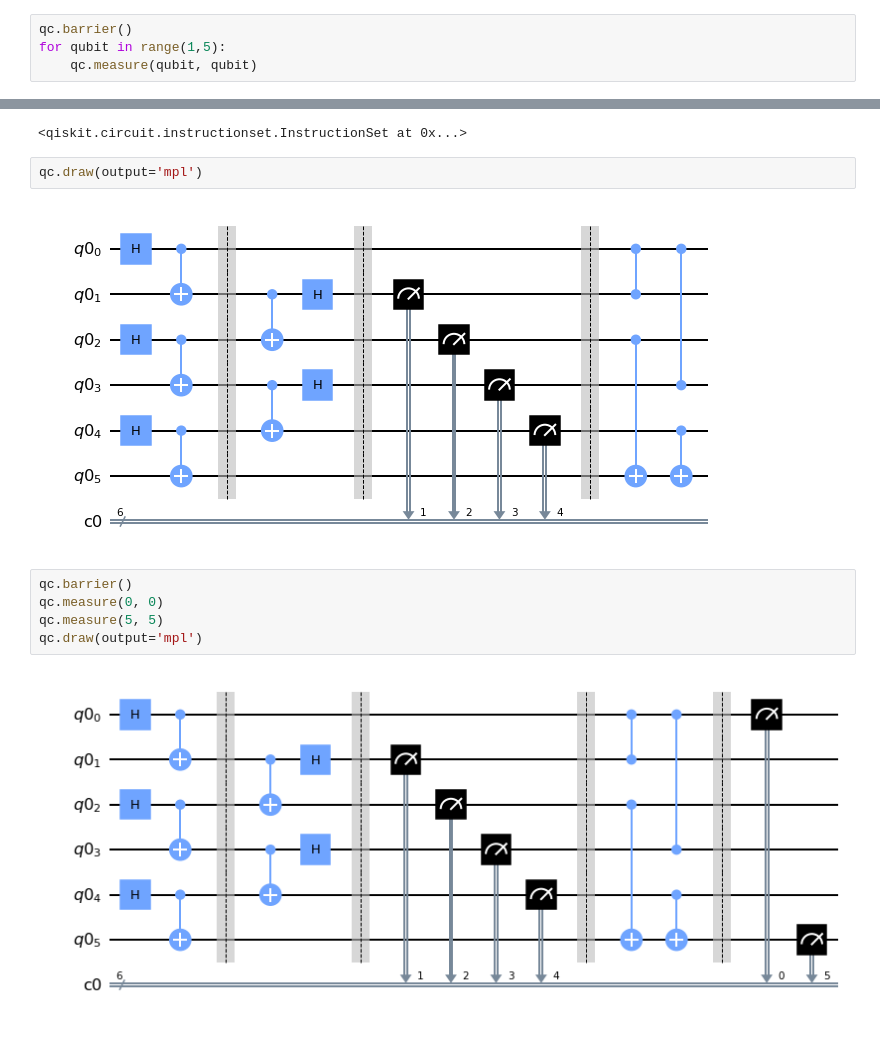
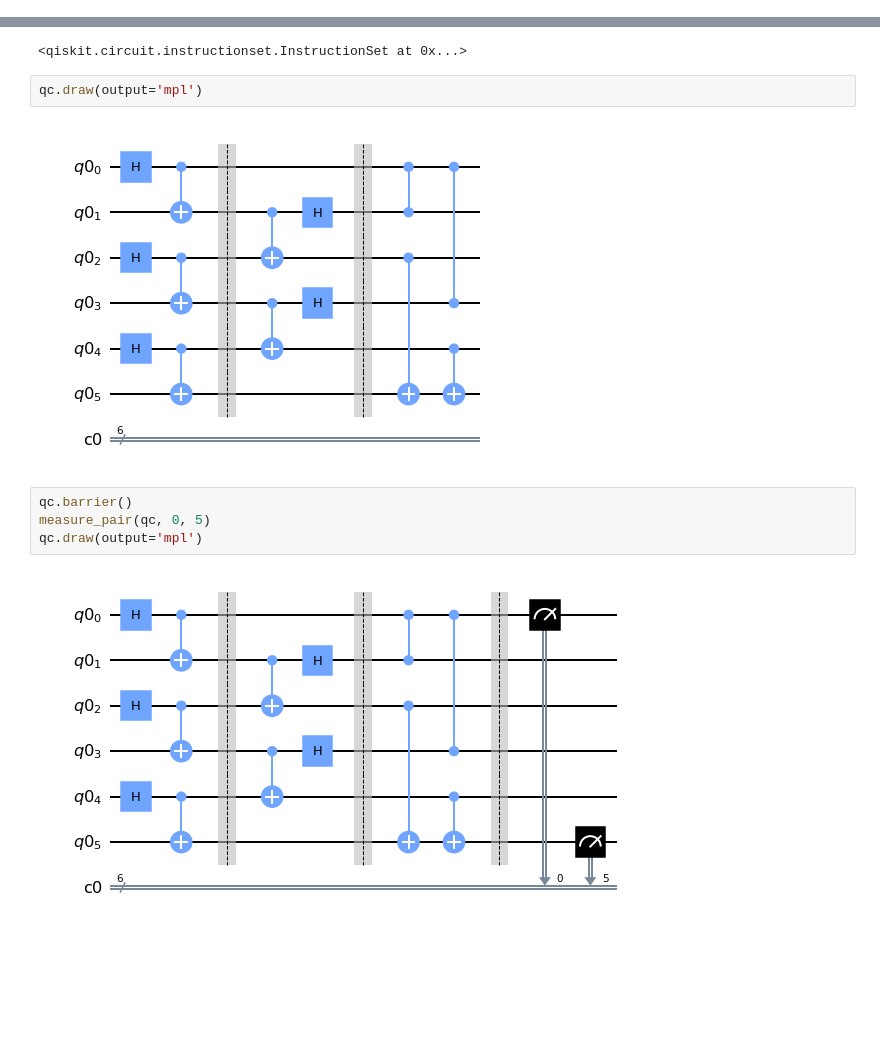
Before and after one commit to anuiRin/2021_Quantum_Hackathon, a Jupyter notebook: Entanglement_Swapping_Protocol_6Qubit.ipynb, the cells around one changed output, grey strips where cells are left out. Cells and saved outputs as stored; diff of their text form; blank space fills up the shorter version.

```diff
--- a/Entanglement_Swapping_Protocol_6Qubit.ipynb
+++ b/Entanglement_Swapping_Protocol_6Qubit.ipynb
@@ -42,7 +39,3 @@ for qubit in range(1,4,2):
 qc.draw(output='mpl')
 # %% [output]
 [figure]
-# %%
-qc.barrier()
-for qubit in range(1,5):
-    qc.measure(qubit, qubit)
@@ -61,14 +50,13 @@ qc.cz(3, 0)
 # %%
 qc.draw(output='mpl')
 # %% [output]
-[figure, old version]
+[figure, new version]
 # %%
 qc.barrier()
-qc.measure(0, 0)
-qc.measure(5, 5)
+measure_pair(qc, 0, 5)
 qc.draw(output='mpl')
 # %% [output]
-[figure, old version]
+[figure, new version]
 # %%
 simulator = Aer.get_backend('qasm_simulator')
 result = execute(qc, backend=simulator).result()
```
Also changed, not shown: parts of 6 cells of this notebook.
